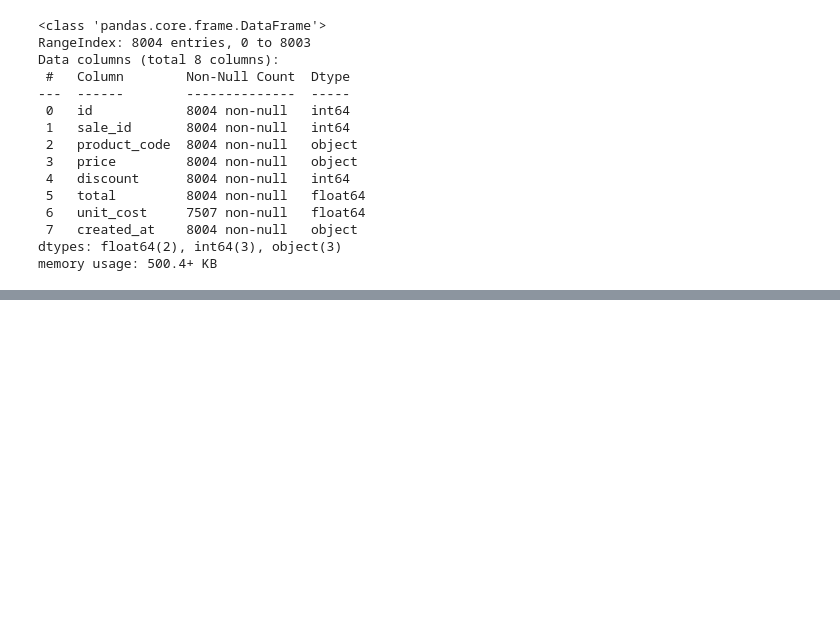
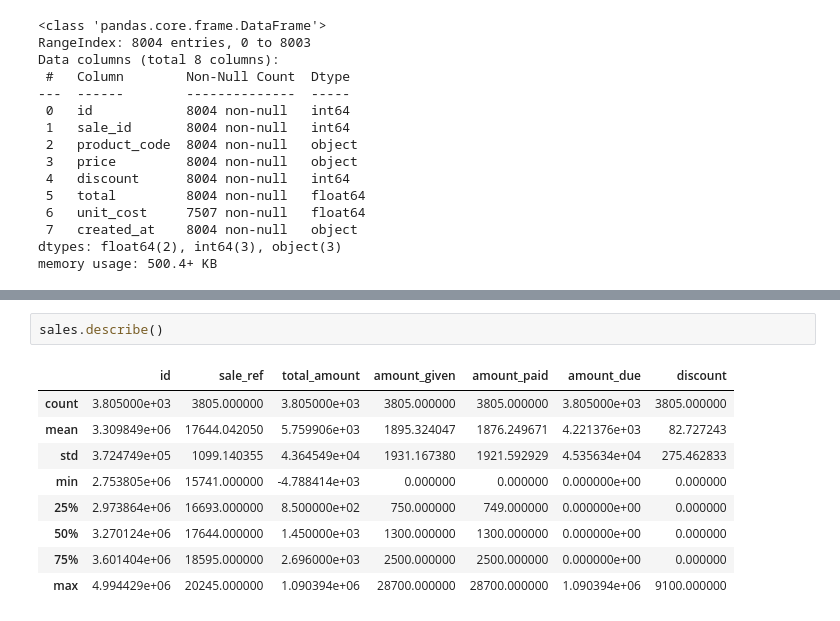
Before and after one commit to Ted-star7/Data-Skill-Set, a Jupyter notebook: Skillset.ipynb, the cells around one changed output, grey strips where cells are left out. Saved outputs shown, nothing was run; the diff lists cells and outputs as text; blank space fills up the shorter version.

```diff
--- a/Skillset.ipynb
+++ b/Skillset.ipynb
@@ -129,0 +181,12 @@ memory usage: 500.4+ KB
+# %%
+sales.describe()
+# %% [output]
+|  | id | sale_ref | total_amount | amount_given | amount_paid | amount_due | discount |
+| count | 3.805000e+03 | 3805.000000 | 3.805000e+03 | 3805.000000 | 3805.000000 | 3.805000e+03 | 3805.000000 |
+| mean | 3.309849e+06 | 17644.042050 | 5.759906e+03 | 1895.324047 | 1876.249671 | 4.221376e+03 | 82.727243 |
+| std | 3.724749e+05 | 1099.140355 | 4.364549e+04 | 1931.167380 | 1921.592929 | 4.535634e+04 | 275.462833 |
+| min | 2.753805e+06 | 15741.000000 | -4.788414e+03 | 0.000000 | 0.000000 | 0.000000e+00 | 0.000000 |
+| 25% | 2.973864e+06 | 16693.000000 | 8.500000e+02 | 750.000000 | 749.000000 | 0.000000e+00 | 0.000000 |
+| 50% | 3.270124e+06 | 17644.000000 | 1.450000e+03 | 1300.000000 | 1300.000000 | 0.000000e+00 | 0.000000 |
+| 75% | 3.601404e+06 | 18595.000000 | 2.696000e+03 | 2500.000000 | 2500.000000 | 0.000000e+00 | 0.000000 |
+| max | 4.994429e+06 | 20245.000000 | 1.090394e+06 | 28700.000000 | 28700.000000 | 1.090394e+06 | 9100.000000 |
```
Also changed, not shown: parts of 9 cells of this notebook.
